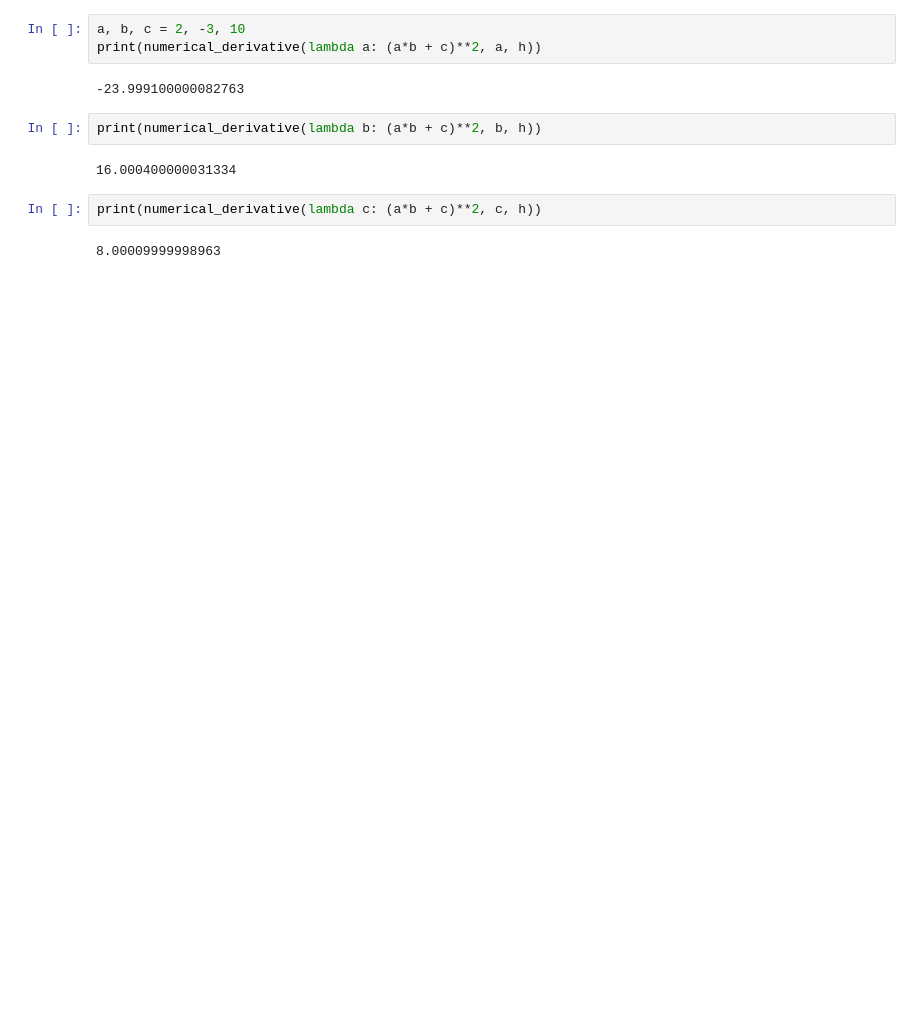
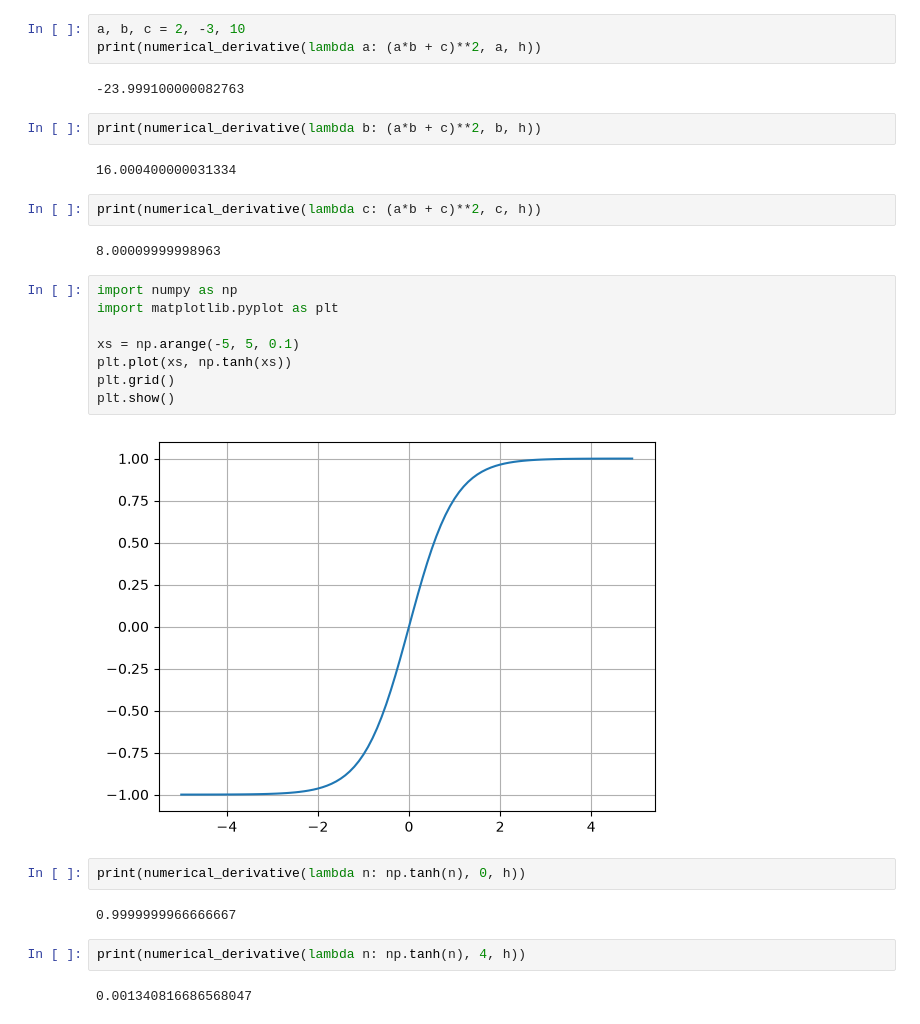
Before and after one commit to juanrojasdp/otun-lm, a Jupyter notebook: phase1/01-micrograd/derivatives.ipynb, the cells around one changed output. Drawn from its saved outputs; the diff is of its cells as text; blank space fills up the shorter version.

Commit message:
Week 1 session 3: tanh derivative and numerical check
Co-Authored-By: Claude Opus 5.5 (1M context) <noreply@anthropic.com>

```diff
--- a/phase1/01-micrograd/derivatives.ipynb
+++ b/phase1/01-micrograd/derivatives.ipynb
@@ -336,3 +396,21 @@ print(numerical_derivative(lambda b: (a*b + c)**2, b, h))
 print(numerical_derivative(lambda c: (a*b + c)**2, c, h))
 # %% [output]
 8.00009999998963
+# %%
+import numpy as np
+import matplotlib.pyplot as plt
+
+xs = np.arange(-5, 5, 0.1)
+plt.plot(xs, np.tanh(xs))
+plt.grid()
+plt.show()
+# %% [output]
+[figure, added]
+# %%
+print(numerical_derivative(lambda n: np.tanh(n), 0, h))
+# %% [output]
+0.9999999966666667
+# %%
+print(numerical_derivative(lambda n: np.tanh(n), 4, h))
+# %% [output]
+0.001340816686568047
```
Also changed, not shown: parts of 4 cells of this notebook.
